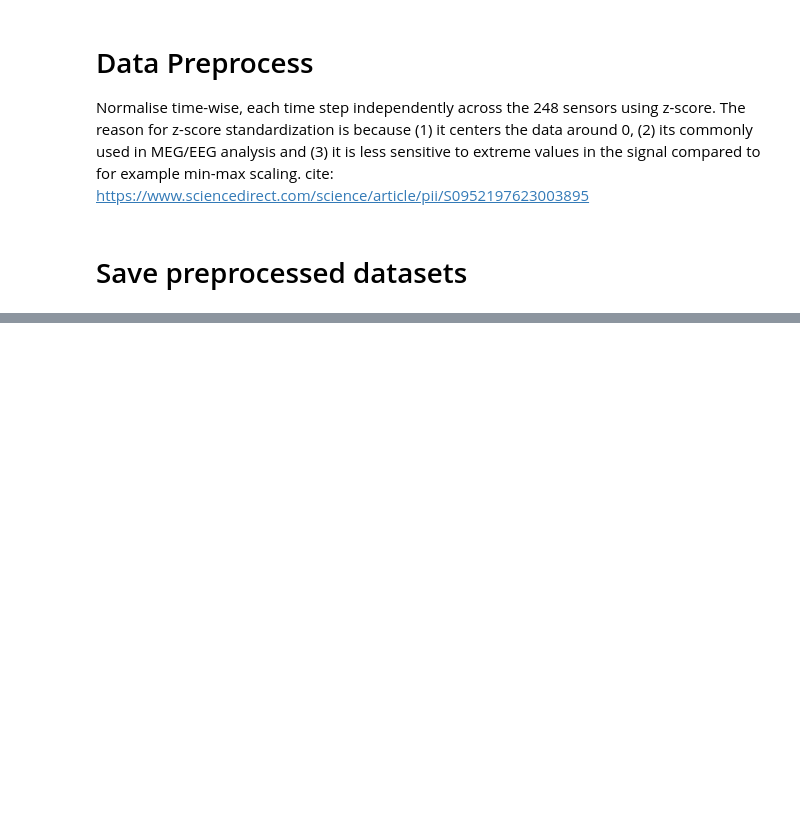
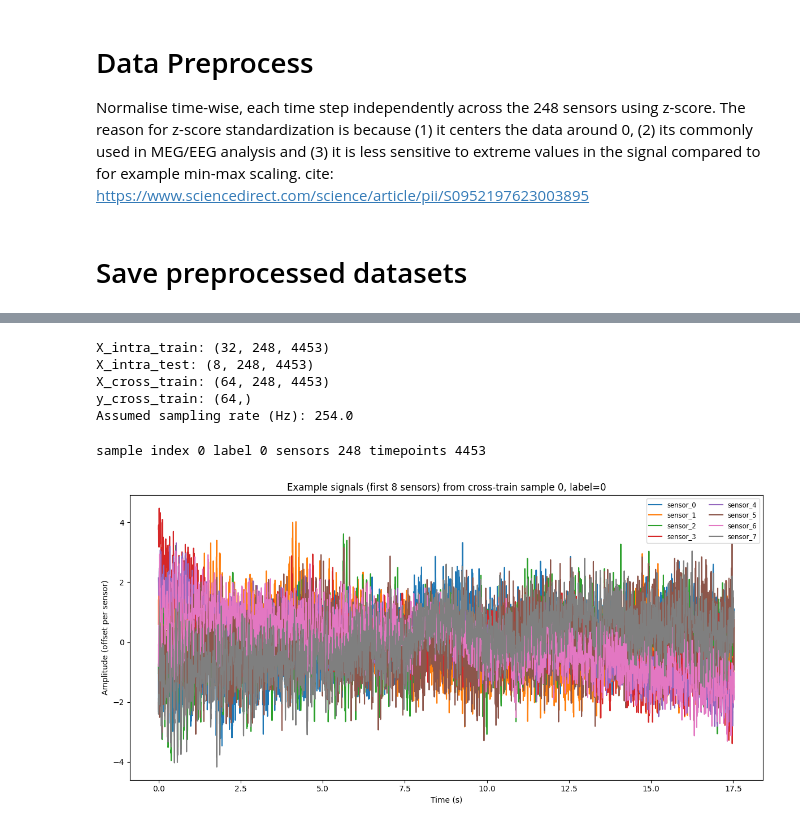
Before and after one commit to mennojak/deep-learning-assignment-2, a Jupyter notebook: load_and_prep_data.ipynb, the cells around one changed output, grey strips where cells are left out. Saved outputs shown, nothing was run; the diff lists cells and outputs as text; code cells hidden in the pictures; blank space fills up the shorter version.

Commit message:
Added data exploration in prep notebook

```diff
--- a/load_and_prep_data.ipynb
+++ b/load_and_prep_data.ipynb
@@ -93,0 +98,47 @@ save_dataset("Preprocessed data/y_cross_test3", y_cross_test3)
+# %%
+DATA_DIR = 'Preprocessed data'
+files = {
+    'X_intra_train': os.path.join(DATA_DIR, 'X_intra_train.npy'),
+    'X_intra_test':  os.path.join(DATA_DIR, 'X_intra_test.npy'),
+    'X_cross_train': os.path.join(DATA_DIR, 'X_cross_train.npy'),
+    'y_cross_train': os.path.join(DATA_DIR, 'y_cross_train.npy'),
+}
+
+data = {k: np.load(v) for k, v in files.items()}
+for k, v in data.items():
+    print(f'{k}:', v.shape)
+
+# approximate sampling frequency after downsampling (see notebook downsampling cell)
+fs = 254.0
+print('Assumed sampling rate (Hz):', fs)
+# %% [output]
+X_intra_train: (32, 248, 4453)
+X_intra_test: (8, 248, 4453)
+X_cross_train: (64, 248, 4453)
+y_cross_train: (64,)
+Assumed sampling rate (Hz): 254.0
+# %%
+# Plot example time series from one sample (first sample)
+X = data['X_cross_train']
+y = np.load(os.path.join(DATA_DIR, 'y_cross_train.npy'))
+
+sample_idx = 0
+sample = X[sample_idx]  # shape: (n_sensors, n_times)
+label = y[sample_idx]
+n_sensors, n_times = sample.shape
+print('sample index', sample_idx, 'label', label, 'sensors', n_sensors, 'timepoints', n_times)
+
+time = np.arange(n_times) / fs
+plt.figure(figsize=(12, 6))
+sensors_to_plot = min(8, n_sensors)
+for i in range(sensors_to_plot):
+    plt.plot(time, sample[i], label=f'sensor_{i}')
+plt.xlabel('Time (s)')
+plt.ylabel('Amplitude (offset per sensor)')
+plt.title(f'Example signals (first {sensors_to_plot} sensors) from cross-train sample {sample_idx}, label={label}')
+plt.legend(ncol=2, fontsize='small')
+plt.tight_layout()
+plt.show()
+# %% [output]
+sample index 0 label 0 sensors 248 timepoints 4453
+[figure, added]
```
Also changed, not shown: parts of 14 cells of this notebook.
